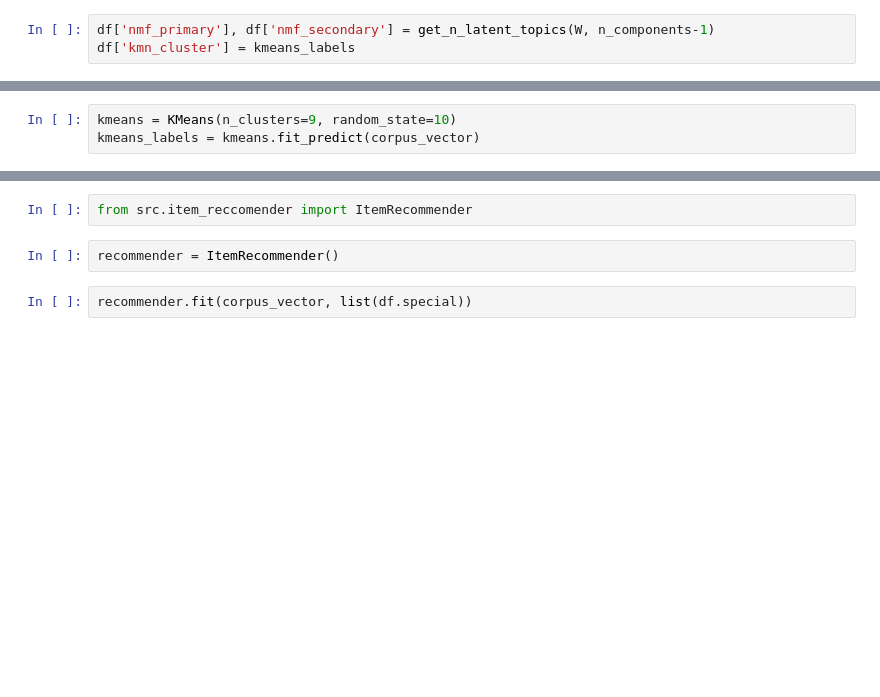
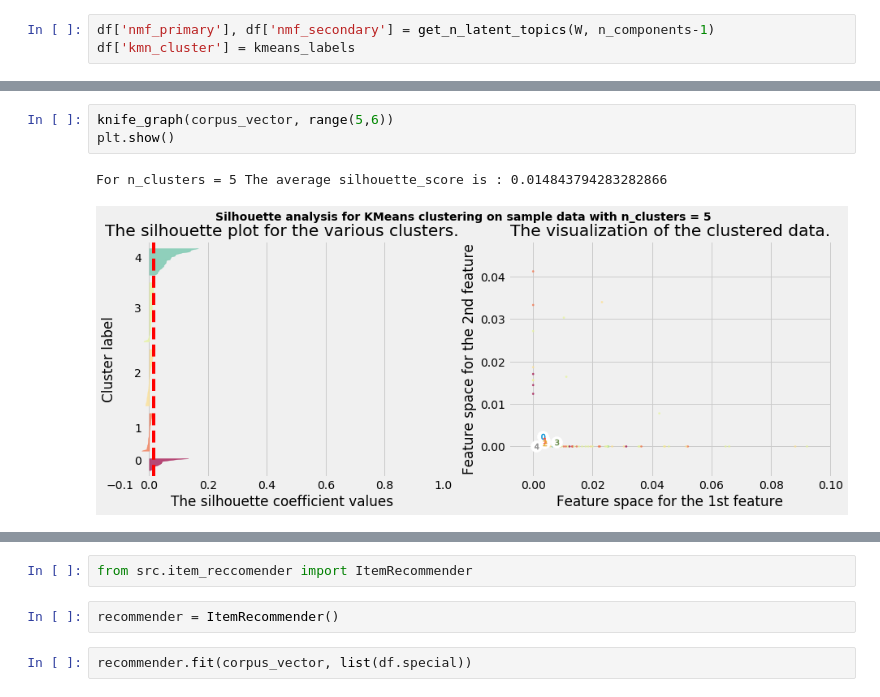
Before and after one commit to isaac-campbell-smith/Comedy_of_Errors, a Jupyter notebook: Clustering_Analysis.ipynb, the cells around one changed output, grey strips where cells are left out. Saved outputs shown, nothing was run; the diff lists cells and outputs as text; blank space fills up the shorter version.

```diff
--- a/Clustering_Analysis.ipynb
+++ b/Clustering_Analysis.ipynb
@@ -133,3 +108,6 @@ df[(df.kmn_cluster==1) & (df.nmf_primary==3)]
-# %%
-kmeans = KMeans(n_clusters=9, random_state=10)
-kmeans_labels = kmeans.fit_predict(corpus_vector)
+# %%
+knife_graph(corpus_vector, range(5,6))
+plt.show()
+# %% [output]
+For n_clusters = 5 The average silhouette_score is : 0.014843794283282866
+[figure, added]
```
Also changed, not shown: parts of 27 cells of this notebook, 5 other files.
